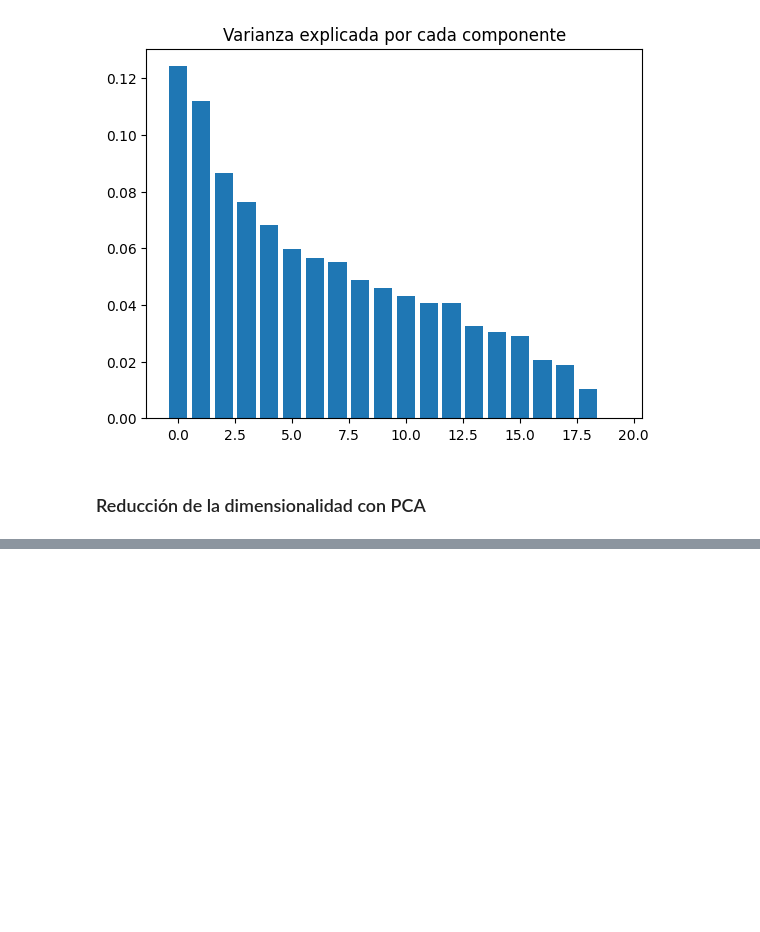
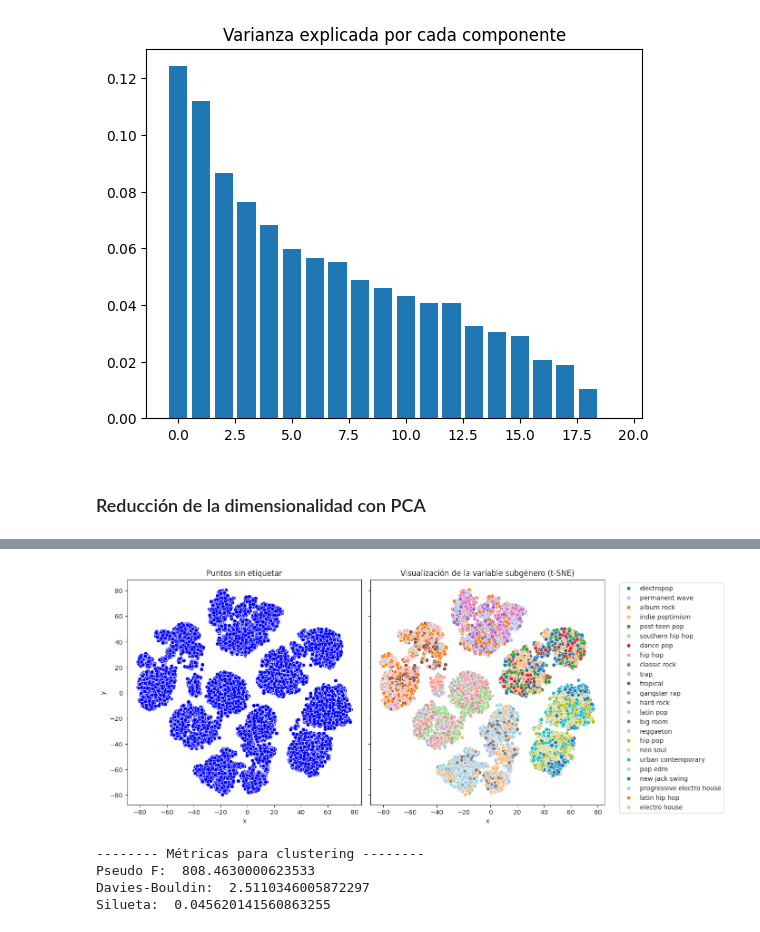
Before and after one commit to hexecoded/BD_Spark, a Jupyter notebook: DBSCAN/DBSCAN_FINAL.ipynb, the cells around one changed output, grey strips where cells are left out. Saved outputs shown, nothing was run; the diff lists cells and outputs as text; code cells hidden in the pictures; blank space fills up the shorter version.

```diff
--- a/DBSCAN/DBSCAN_FINAL.ipynb
+++ b/DBSCAN/DBSCAN_FINAL.ipynb
@@ -1095,3 +1169,27 @@ plot_result(X_tsne, df_etiq_subgeneros["playlist_subgenre"])
+# %%
+plot_result(df_etiq_subgeneros[['tsne1', 'tsne2']
+                               ].values, df_etiq_subgeneros["playlist_subgenre"], title="Visualización de la variable subgénero (t-SNE)")
+# %% [output]
+[figure, added]
+# %%
+from sklearn.metrics import davies_bouldin_score
+from sklearn.metrics import calinski_harabasz_score
+from sklearn.metrics import silhouette_score
+
+valores_puntos = [np.array(vec.values) for vec in df_results["value"]]
+
+print("-------- Métricas para clustering --------")
+print("Pseudo F: ", calinski_harabasz_score(
+    valores_puntos, np.array(df_results["component"])))
+print("Davies-Bouldin: ", davies_bouldin_score(valores_puntos,
+      np.array(df_results["component"])))
+print("Silueta: ", silhouette_score(valores_puntos,
+      np.array(df_results["component"])))
+# %% [output]
+-------- Métricas para clustering --------
+Pseudo F:  808.4630000623533
+Davies-Bouldin:  2.5110346005872297
+Silueta:  0.045620141560863255
 # %% [markdown]
 <a style='text-decoration:none;line-height:16px;display:flex;color:#5B5B62;padding:10px;justify-content:end;' href='https://deepnote.com?utm_source=created-in-deepnote-cell&projectId=97fa435b-89c8-4b22-a4df-60f2ff3508a1' target="_blank">
 <img alt='Created in deepnote.com' style='display:inline;max-height:16px;margin:0px;margin-right:7.5px;' src='embedded-picture-1' > </img>
```
Also changed, not shown: parts of 67 cells of this notebook, 28 other files.
